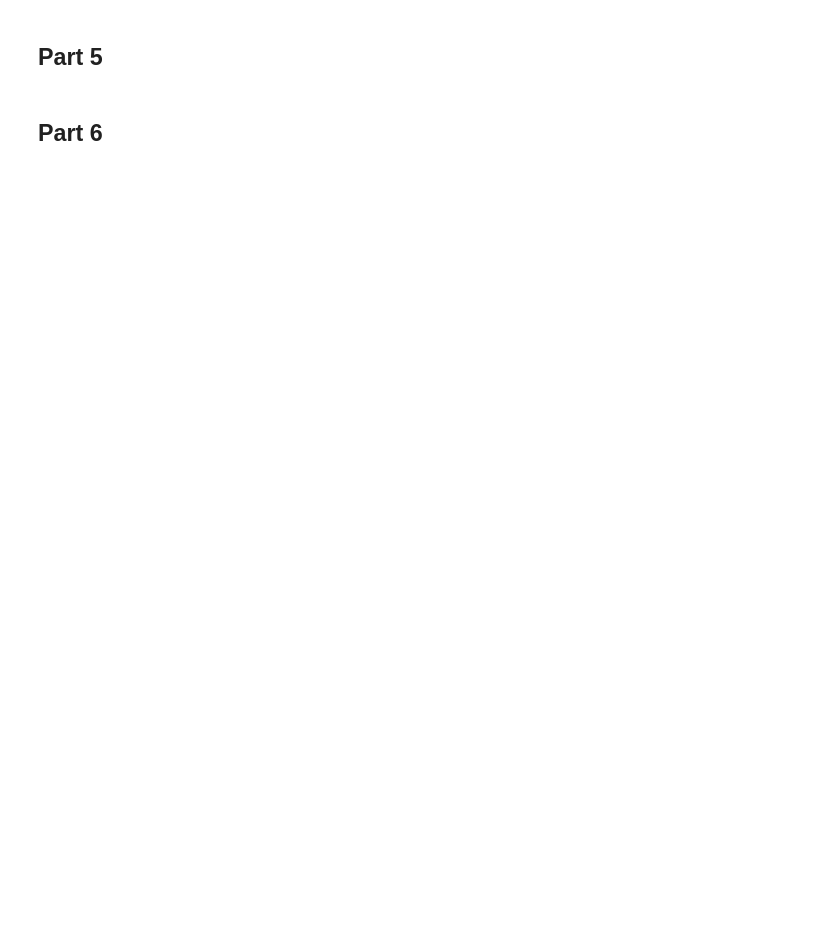
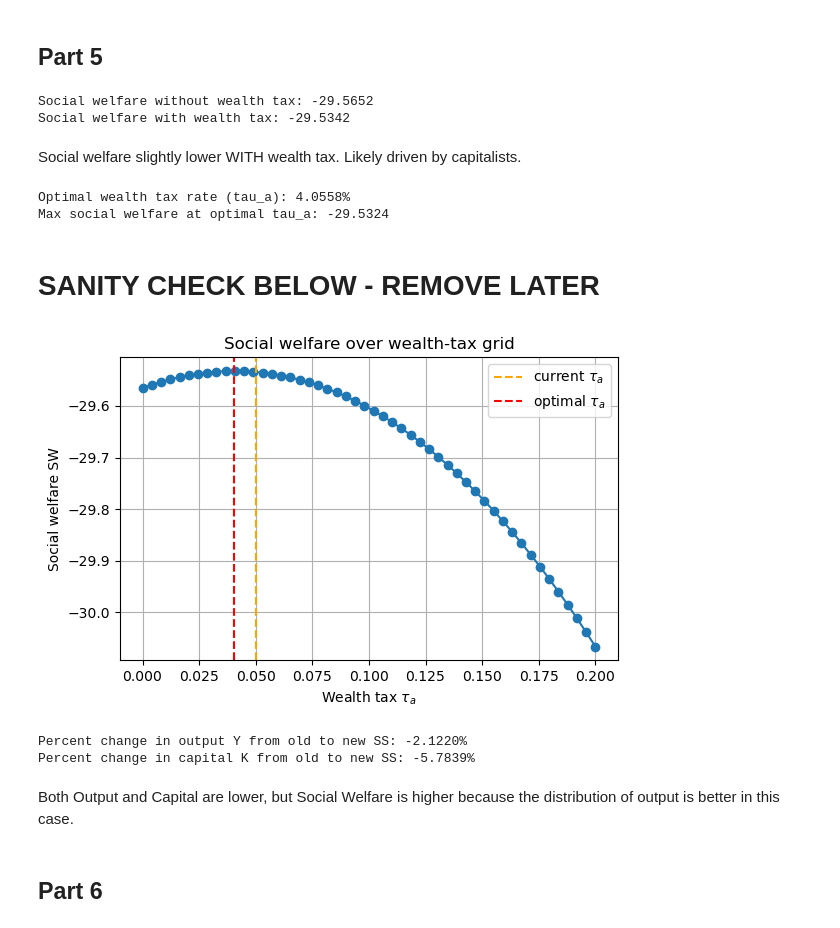
Before and after one commit to MHS17-NHH/FIE463-V26, a Jupyter notebook: assignments/term_paper_1_G34.ipynb, the cells around one changed output. Cells and saved outputs as stored; diff of their text form; code cells hidden in the pictures; blank space fills up the shorter version.

```diff
--- a/assignments/term_paper_1_G34.ipynb
+++ b/assignments/term_paper_1_G34.ipynb
@@ -531,0 +496,10 @@ Annualized interest rate: 6.4125%
+# %%
+SW_no_tax = compute_social_welfare(par, wealth_tax=False)
+SW_with_tax = compute_social_welfare(par, wealth_tax=True)
+print(f'Social welfare without wealth tax: {SW_no_tax:.4f}')
+print(f'Social welfare with wealth tax: {SW_with_tax:.4f}')
+# %% [output]
+Social welfare without wealth tax: -29.5652
+Social welfare with wealth tax: -29.5342
+# %% [markdown]
+Social welfare slightly lower WITH wealth tax. Likely driven by capitalists.
@@ -532,2 +545,62 @@ Annualized interest rate: 6.4125%
+# %%
+tau_a_opt, SW_opt = max_social_welfare(par.tau_a, par)
+print(f'Optimal wealth tax rate (tau_a): {tau_a_opt:.4%}')
+print(f'Max social welfare at optimal tau_a: {SW_opt:.4f}')
+# %% [output]
+Optimal wealth tax rate (tau_a): 4.0558%
+Max social welfare at optimal tau_a: -29.5324
+# %% [markdown]
+# SANITY CHECK BELOW - REMOVE LATER
+# %%
+def plot_SW_over_tau_grid(par: Parameters, wealth_tax=True):
+    # store original tau_a
+    tau_a_orig = par.tau_a
+
+    # grid for tau_a
+    tau_grid = np.linspace(0.0, 0.2, 50)   # adjust upper bound if you like
+    SW_vals = np.empty_like(tau_grid)
+
+    for i, tau in enumerate(tau_grid):
+        par.tau_a = float(tau)
+        SW_vals[i] = compute_social_welfare(par, wealth_tax=wealth_tax)
+
+    # restore original
+    par.tau_a = tau_a_orig
+
+    plt.figure(figsize=(6,4))
+    plt.plot(tau_grid, SW_vals, marker='o')
+    plt.axvline(tau_a_orig, color='orange', linestyle='--', label=r'current $\tau_a$')
+    plt.xlabel(r'Wealth tax $\tau_a$')
+    plt.ylabel('Social welfare SW')
+    plt.title('Social welfare over wealth-tax grid')
+    plt.grid(True)
+    plt.legend()
+    if tau_a_opt is not None:
+        plt.axvline(tau_a_opt, color='red', linestyle='--', label=r'optimal $\tau_a$')
+        plt.legend()
+    plt.tight_layout()
+    plt.show()
+# %%
+plot_SW_over_tau_grid(par, wealth_tax=True)
+# %% [output]
+[figure, added]
+# %%
+# 3. Solve for SS with optimal tau_a, report %-change in Y and K from original SS without wealth tax
+eq_old = compute_steady_state(par, wealth_tax=False)
+
+# Update tau_a in parameters to optimal value
+par.tau_a = tau_a_opt
+eq_new = compute_steady_state(par, wealth_tax=True)
+
+# Report %-change in Y and K
+pct_change_Y = 100 * (eq_new.Y - eq_old.Y) / eq_old.Y
+pct_change_K = 100 * (eq_new.K - eq_old.K) / eq_old.K
+print(f'Percent change in output Y from old to new SS: {pct_change_Y:.4f}%')
+print(f'Percent change in capital K from old to new SS: {pct_change_K:.4f}%')
+# %% [output]
+Percent change in output Y from old to new SS: -2.1220%
+Percent change in capital K from old to new SS: -5.7839%
+# %% [markdown]
+Both Output and Capital are lower, but Social Welfare is higher because the distribution of output is better in this case.
 # %% [markdown]
 ## Part 6
```
Also changed, not shown: parts of 25 cells of this notebook.
